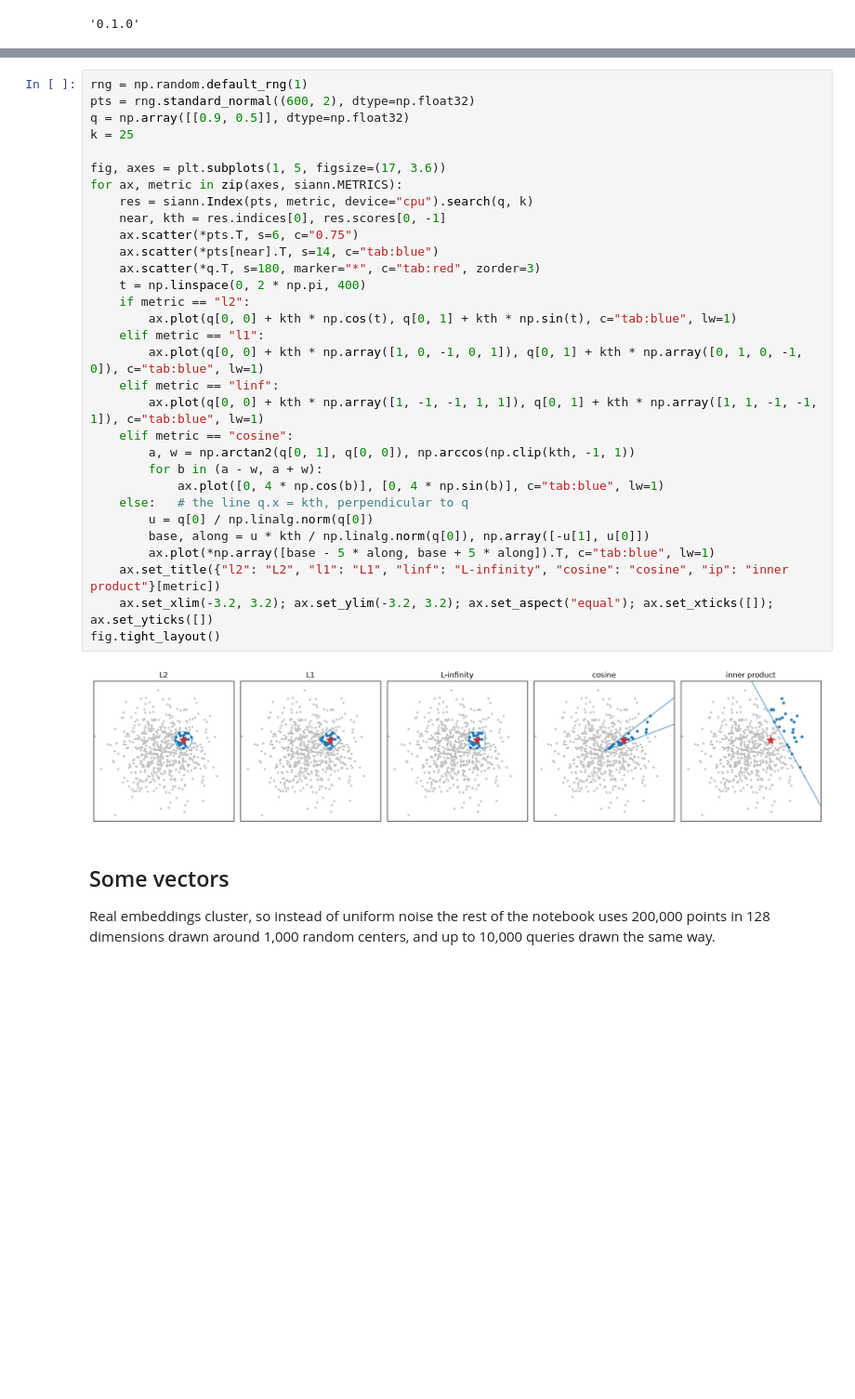
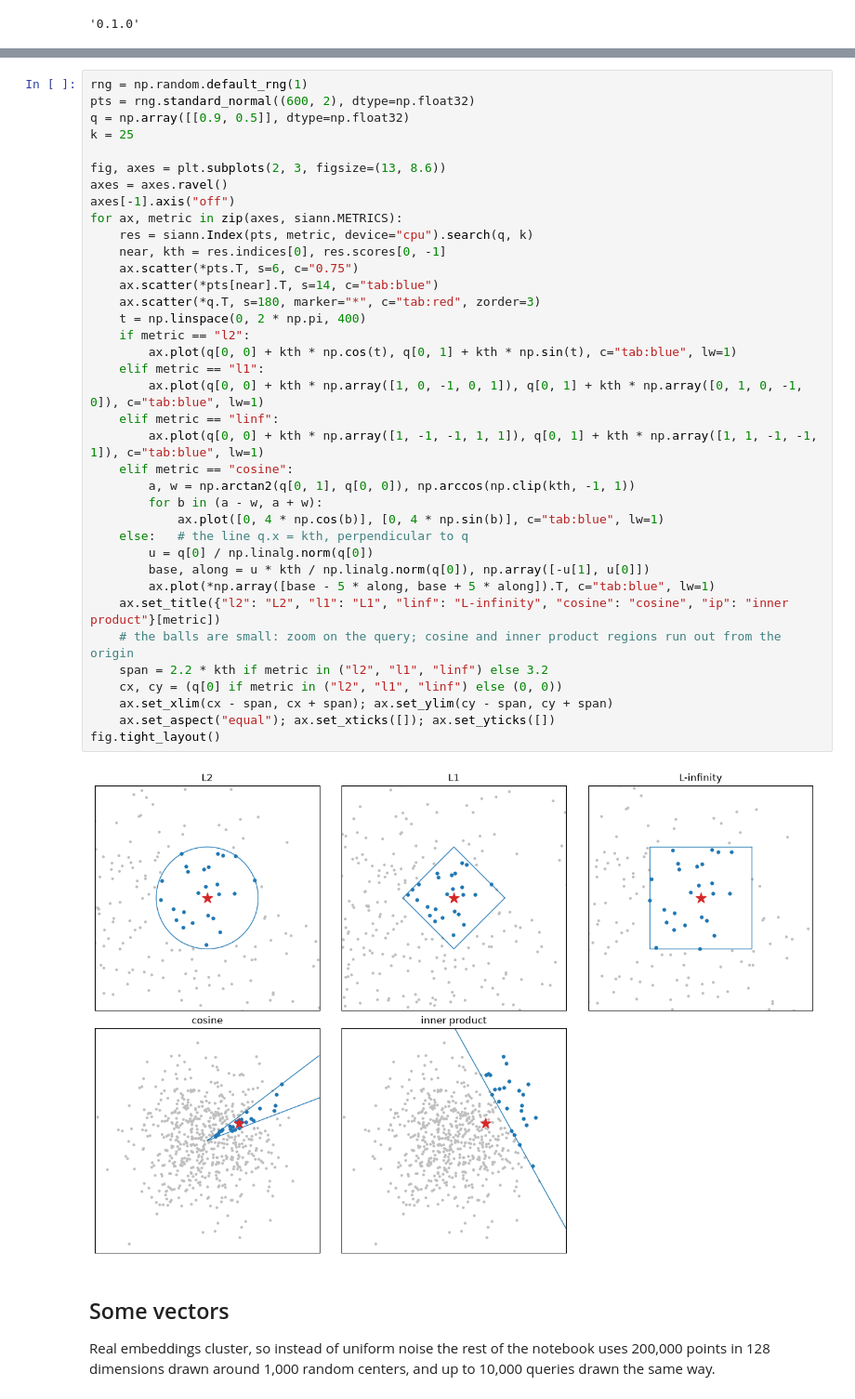
Before and after one commit to vglazer/siann, a Jupyter notebook: examples/quickstart.ipynb, the cells around one changed output, grey strips where cells are left out. Shown at 93% size. Cells and saved outputs as stored; diff of their text form; blank space fills up the shorter version.

```diff
--- a/examples/quickstart.ipynb
+++ b/examples/quickstart.ipynb
@@ -38,36 +40,42 @@ one query (the star), and each metric's 25 nearest points to it, with the bounda
 # %%
 rng = np.random.default_rng(1)
 pts = rng.standard_normal((600, 2), dtype=np.float32)
 q = np.array([[0.9, 0.5]], dtype=np.float32)
 k = 25
 
-fig, axes = plt.subplots(1, 5, figsize=(17, 3.6))
+fig, axes = plt.subplots(2, 3, figsize=(13, 8.6))
+axes = axes.ravel()
+axes[-1].axis("off")
 for ax, metric in zip(axes, siann.METRICS):
     res = siann.Index(pts, metric, device="cpu").search(q, k)
     near, kth = res.indices[0], res.scores[0, -1]
     ax.scatter(*pts.T, s=6, c="0.75")
     ax.scatter(*pts[near].T, s=14, c="tab:blue")
     ax.scatter(*q.T, s=180, marker="*", c="tab:red", zorder=3)
     t = np.linspace(0, 2 * np.pi, 400)
     if metric == "l2":
         ax.plot(q[0, 0] + kth * np.cos(t), q[0, 1] + kth * np.sin(t), c="tab:blue", lw=1)
     elif metric == "l1":
         ax.plot(q[0, 0] + kth * np.array([1, 0, -1, 0, 1]), q[0, 1] + kth * np.array([0, 1, 0, -1, 0]), c="tab:blue", lw=1)
     elif metric == "linf":
         ax.plot(q[0, 0] + kth * np.array([1, -1, -1, 1, 1]), q[0, 1] + kth * np.array([1, 1, -1, -1, 1]), c="tab:blue", lw=1)
     elif metric == "cosine":
         a, w = np.arctan2(q[0, 1], q[0, 0]), np.arccos(np.clip(kth, -1, 1))
         for b in (a - w, a + w):
             ax.plot([0, 4 * np.cos(b)], [0, 4 * np.sin(b)], c="tab:blue", lw=1)
     else:   # the line q.x = kth, perpendicular to q
         u = q[0] / np.linalg.norm(q[0])
         base, along = u * kth / np.linalg.norm(q[0]), np.array([-u[1], u[0]])
         ax.plot(*np.array([base - 5 * along, base + 5 * along]).T, c="tab:blue", lw=1)
     ax.set_title({"l2": "L2", "l1": "L1", "linf": "L-infinity", "cosine": "cosine", "ip": "inner product"}[metric])
-    ax.set_xlim(-3.2, 3.2); ax.set_ylim(-3.2, 3.2); ax.set_aspect("equal"); ax.set_xticks([]); ax.set_yticks([])
+    # the balls are small: zoom on the query; cosine and inner product regions run out from the origin
+    span = 2.2 * kth if metric in ("l2", "l1", "linf") else 3.2
+    cx, cy = (q[0] if metric in ("l2", "l1", "linf") else (0, 0))
+    ax.set_xlim(cx - span, cx + span); ax.set_ylim(cy - span, cy + span)
+    ax.set_aspect("equal"); ax.set_xticks([]); ax.set_yticks([])
 fig.tight_layout()
 # %% [output]
-[figure, old version]
+[figure, new version]
 # %% [markdown]
 ## Some vectors
 
```
Also changed, not shown: parts of 3 cells of this notebook, 1 other file.
